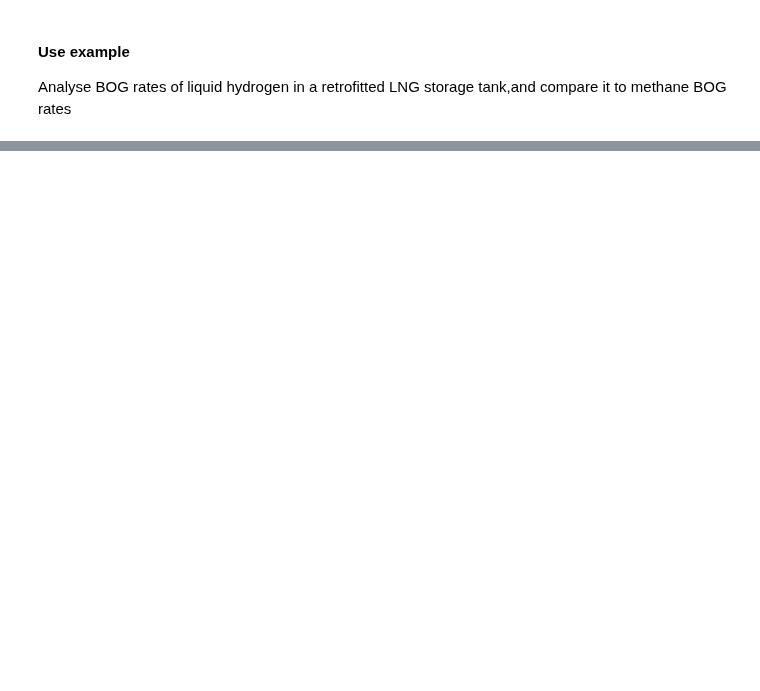
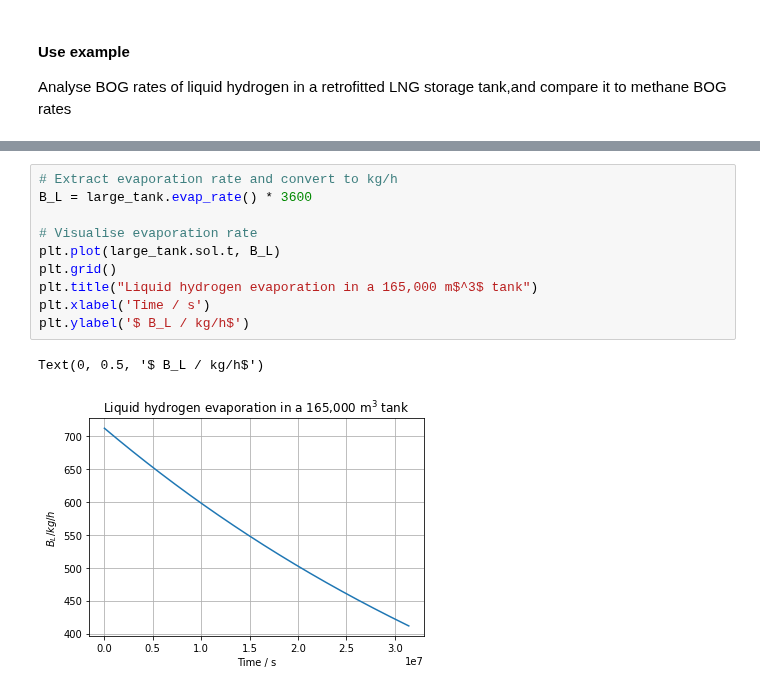
Before and after one commit to felipehuerta17/CryoEvap, a Jupyter notebook: isobaric_LH2.ipynb, the cells around one changed output, grey strips where cells are left out. Saved outputs shown, nothing was run; the diff lists cells and outputs as text; blank space fills up the shorter version.

```diff
--- a/isobaric_LH2.ipynb
+++ b/isobaric_LH2.ipynb
@@ -72,0 +90,13 @@ The evaporation rate of methane is 416.5 kg/h
+# %%
+# Extract evaporation rate and convert to kg/h
+B_L = large_tank.evap_rate() * 3600
+
+# Visualise evaporation rate
+plt.plot(large_tank.sol.t, B_L)
+plt.grid()
+plt.title("Liquid hydrogen evaporation in a 165,000 m$^3$ tank")
+plt.xlabel('Time / s')
+plt.ylabel('$ B_L / kg/h$')
+# %% [output]
+Text(0, 0.5, '$ B_L / kg/h$')
+[figure, added]
```
Also changed, not shown: parts of 7 cells of this notebook, 1 other file.
